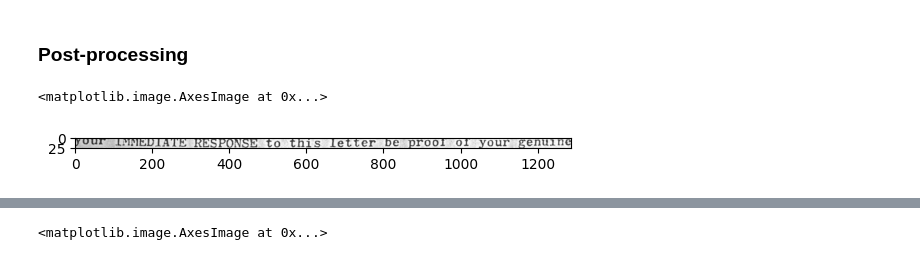
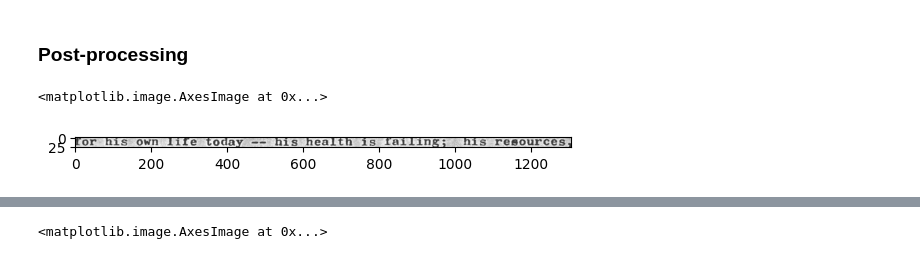
Before and after one commit to pluniak/ocrd, a Jupyter notebook: notebooks/pipeline.ipynb, the cells around one changed output, grey strips where cells are left out. Saved outputs shown, nothing was run; the diff lists cells and outputs as text; code cells hidden in the pictures.

```diff
--- a/notebooks/pipeline.ipynb
+++ b/notebooks/pipeline.ipynb
@@ -63,7 +63,7 @@ img_resized = resize_image(img, textlines.shape[0], textlines.shape[1])
 # %%
 textline_images = extract_and_deskew_textlines(img_resized, textlines[...,0])
 # %%
-plt.imshow(textline_images[-5][0])
+plt.imshow(textline_images[10][0])
 # %% [output]
 <matplotlib.image.AxesImage at 0x...>
-[figure, old version]
+[figure, new version]
```
Also changed, not shown: parts of 1 cell of this notebook, 1 other file.
